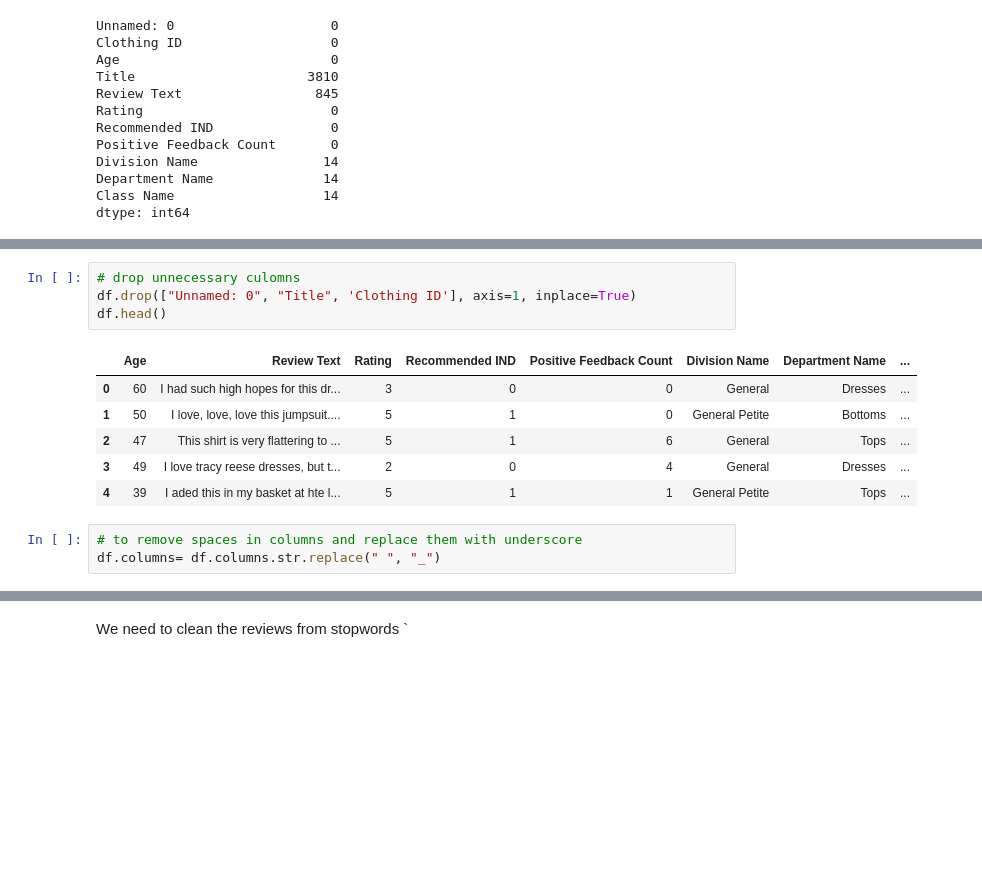
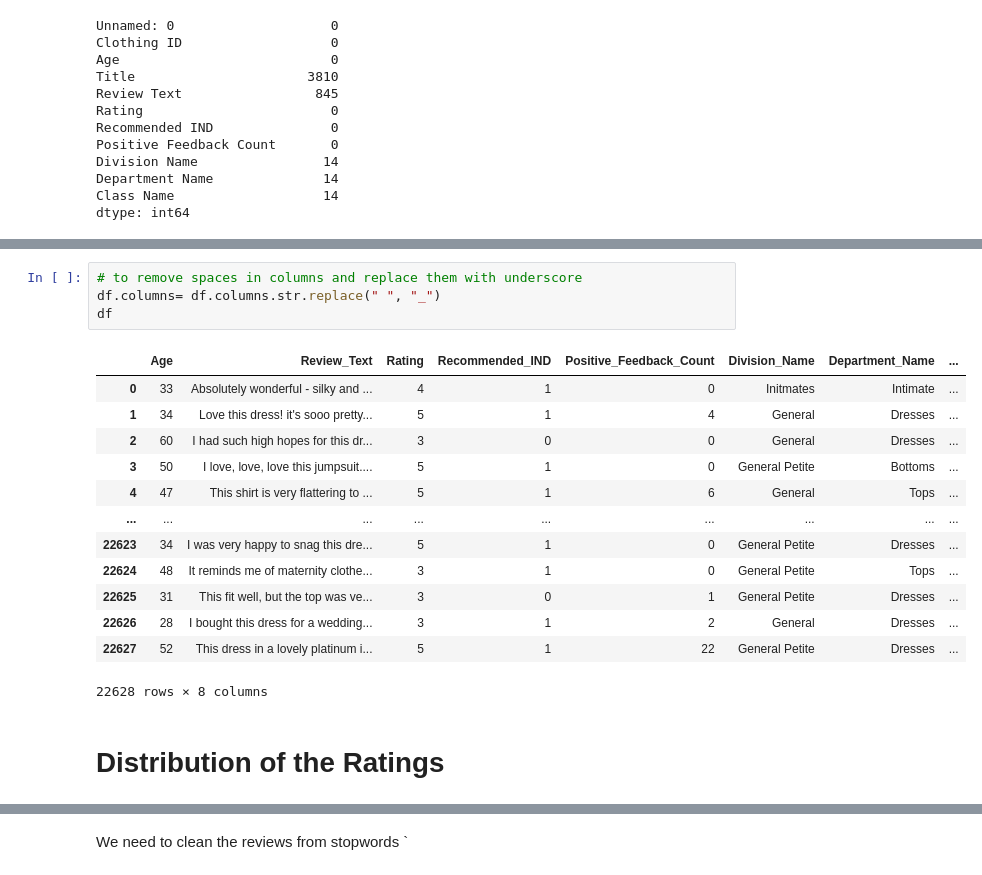
Before and after one commit to diemlizbeo/SentimentEcommer, a Jupyter notebook: Sentiment Women.ipynb, the cells around one changed output, grey strips where cells are left out. Drawn from its saved outputs; the diff is of its cells as text; blank space fills up the shorter version.

```diff
--- a/Sentiment Women.ipynb
+++ b/Sentiment Women.ipynb
@@ -102,17 +136,23 @@ Division Name              0
 Department Name            0
 Class Name                 0
 dtype: int64
-# %%
-# drop unnecessary culomns
-df.drop(["Unnamed: 0", "Title", 'Clothing ID'], axis=1, inplace=True)
-df.head()
-# %% [output]
-|  | Age | Review Text | Rating | Recommended IND | Positive Feedback Count | Division Name | Department Name | ... |
-| 0 | 60 | I had such high hopes for this dr... | 3 | 0 | 0 | General | Dresses | ... |
-| 1 | 50 | I love, love, love this jumpsuit.... | 5 | 1 | 0 | General Petite | Bottoms | ... |
-| 2 | 47 | This shirt is very flattering to ... | 5 | 1 | 6 | General | Tops | ... |
-| 3 | 49 | I love tracy reese dresses, but t... | 2 | 0 | 4 | General | Dresses | ... |
-| 4 | 39 | I aded this in my basket at hte l... | 5 | 1 | 1 | General Petite | Tops | ... |
 # %%
 # to remove spaces in columns and replace them with underscore
 df.columns= df.columns.str.replace(" ", "_")
+df
+# %% [output]
+|  | Age | Review_Text | Rating | Recommended_IND | Positive_Feedback_Count | Division_Name | Department_Name | ... |
+| 0 | 33 | Absolutely wonderful - silky and ... | 4 | 1 | 0 | Initmates | Intimate | ... |
+| 1 | 34 | Love this dress! it's sooo pretty... | 5 | 1 | 4 | General | Dresses | ... |
+| 2 | 60 | I had such high hopes for this dr... | 3 | 0 | 0 | General | Dresses | ... |
+| 3 | 50 | I love, love, love this jumpsuit.... | 5 | 1 | 0 | General Petite | Bottoms | ... |
+| 4 | 47 | This shirt is very flattering to ... | 5 | 1 | 6 | General | Tops | ... |
+| ... | ... | ... | ... | ... | ... | ... | ... | ... |
+| 22623 | 34 | I was very happy to snag this dre... | 5 | 1 | 0 | General Petite | Dresses | ... |
+| 22624 | 48 | It reminds me of maternity clothe... | 3 | 1 | 0 | General Petite | Tops | ... |
+| 22625 | 31 | This fit well, but the top was ve... | 3 | 0 | 1 | General Petite | Dresses | ... |
+| 22626 | 28 | I bought this dress for a wedding... | 3 | 1 | 2 | General | Dresses | ... |
+| 22627 | 52 | This dress in a lovely platinum i... | 5 | 1 | 22 | General Petite | Dresses | ... |
+22628 rows × 8 columns
+# %% [markdown]
+# Distribution of the Ratings
```
Also changed, not shown: parts of 42 cells of this notebook, 2 other files.
